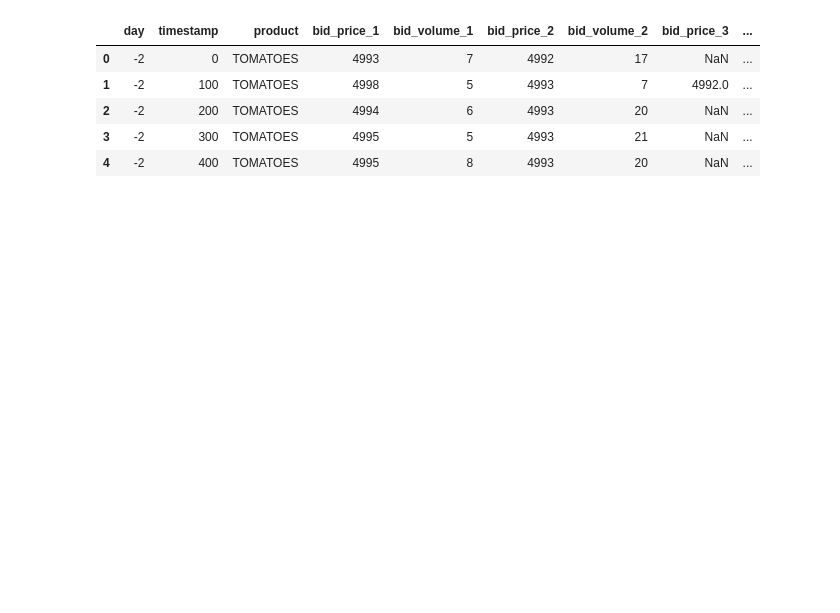
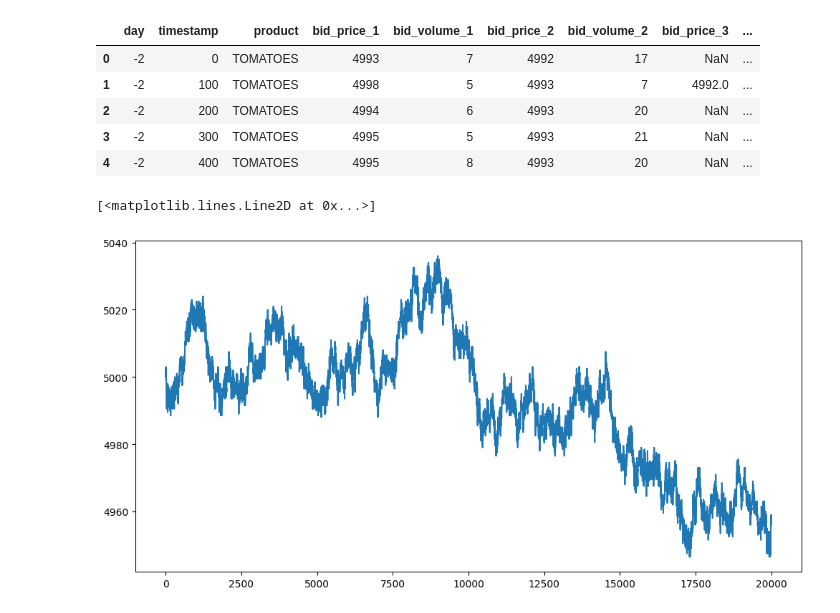
Before and after one commit to chrismcarr1/imc-prosperity-4, a Jupyter notebook: notebooks/tom_trader.ipynb, the cells around one changed output. Saved outputs shown, nothing was run; the diff lists cells and outputs as text; code cells hidden in the pictures; blank space fills up the shorter version.

```diff
--- a/notebooks/tom_trader.ipynb
+++ b/notebooks/tom_trader.ipynb
@@ -29,3 +29,12 @@ tom_prices.head()
 | 2 | -2 | 200 | TOMATOES | 4994 | 6 | 4993 | 20 | NaN | ... |
 | 3 | -2 | 300 | TOMATOES | 4995 | 5 | 4993 | 21 | NaN | ... |
 | 4 | -2 | 400 | TOMATOES | 4995 | 8 | 4993 | 20 | NaN | ... |
+# %%
+tom_prices["bid_volume"] = tom_prices["bid_volume_1"] + tom_prices["bid_volume_2"] + tom_prices["bid_volume_3"]
+tom_prices["ask_volume"] = tom_prices["ask_volume_1"] + tom_prices["ask_volume_2"] + tom_prices["ask_volume_3"]
+# %%
+plt.figure(figsize=(12, 6))
+plt.plot(tom_prices.index, tom_prices["mid_price"])
+# %% [output]
+[<matplotlib.lines.Line2D at 0x...>]
+[figure, added]
```
Also changed, not shown: parts of 17 cells of this notebook, 6 other files.
